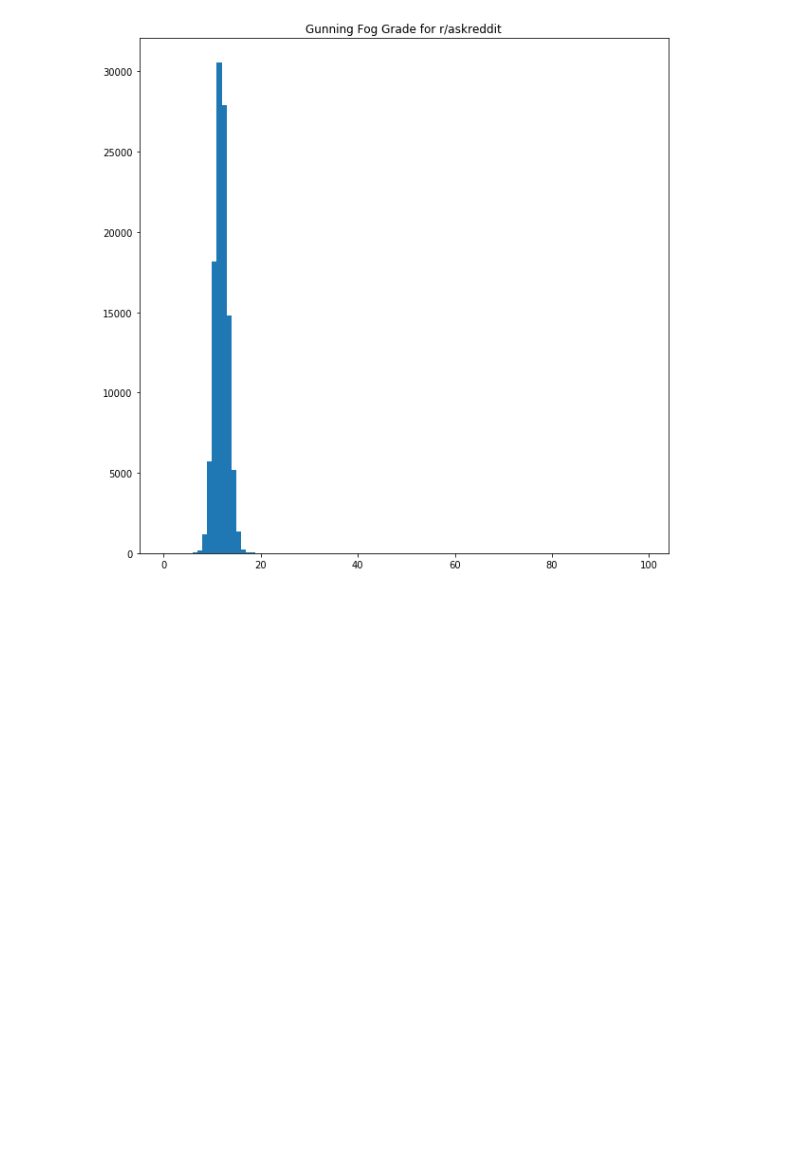
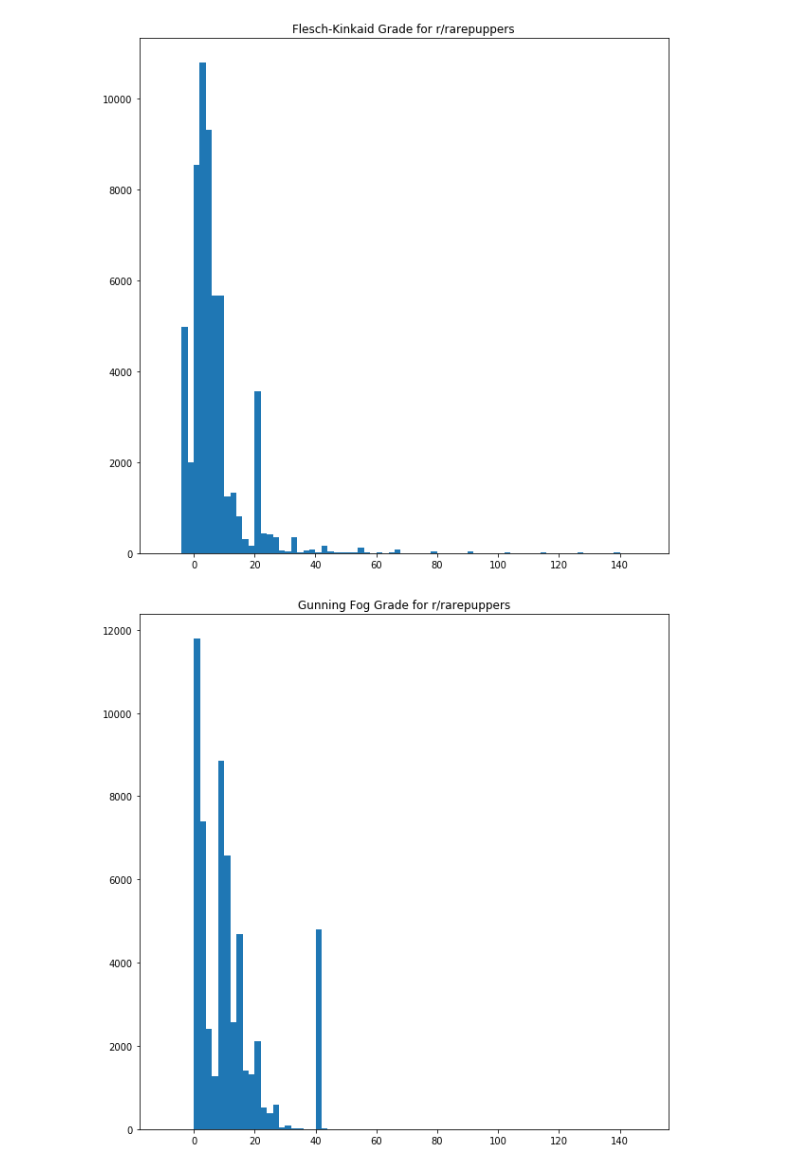
Before and after one commit to ohbriansung/big_data_project_2, a Jupyter notebook: analysis/readability_sub.ipynb, the cells around one changed output. Saved outputs shown, nothing was run; the diff lists cells and outputs as text; code cells hidden in the pictures; blank space fills up the shorter version.

```diff
--- a/analysis/readability_sub.ipynb
+++ b/analysis/readability_sub.ipynb
@@ -31,7 +45,14 @@ plt.show()
+# %%
+plt.figure(figsize=(10, 10))
+plt.title("Flesch-Kinkaid Grade for r/rarepuppers")
+plt.hist(f_grade, bins=binning)
+plt.show()
+# %% [output]
+[figure, added]
 # %%
 plt.figure(figsize=(10, 10))
-plt.title("Gunning Fog Grade for r/askreddit")
-plt.hist(gunn, bins=np.arange(mini, maxi))
+plt.title("Gunning Fog Grade for r/rarepuppers")
+plt.hist(gunn, bins=binning)
 plt.show()
 # %% [output]
-[figure, old version]
+[figure, new version]
```
Also changed, not shown: parts of 8 cells of this notebook, 5 other files.
